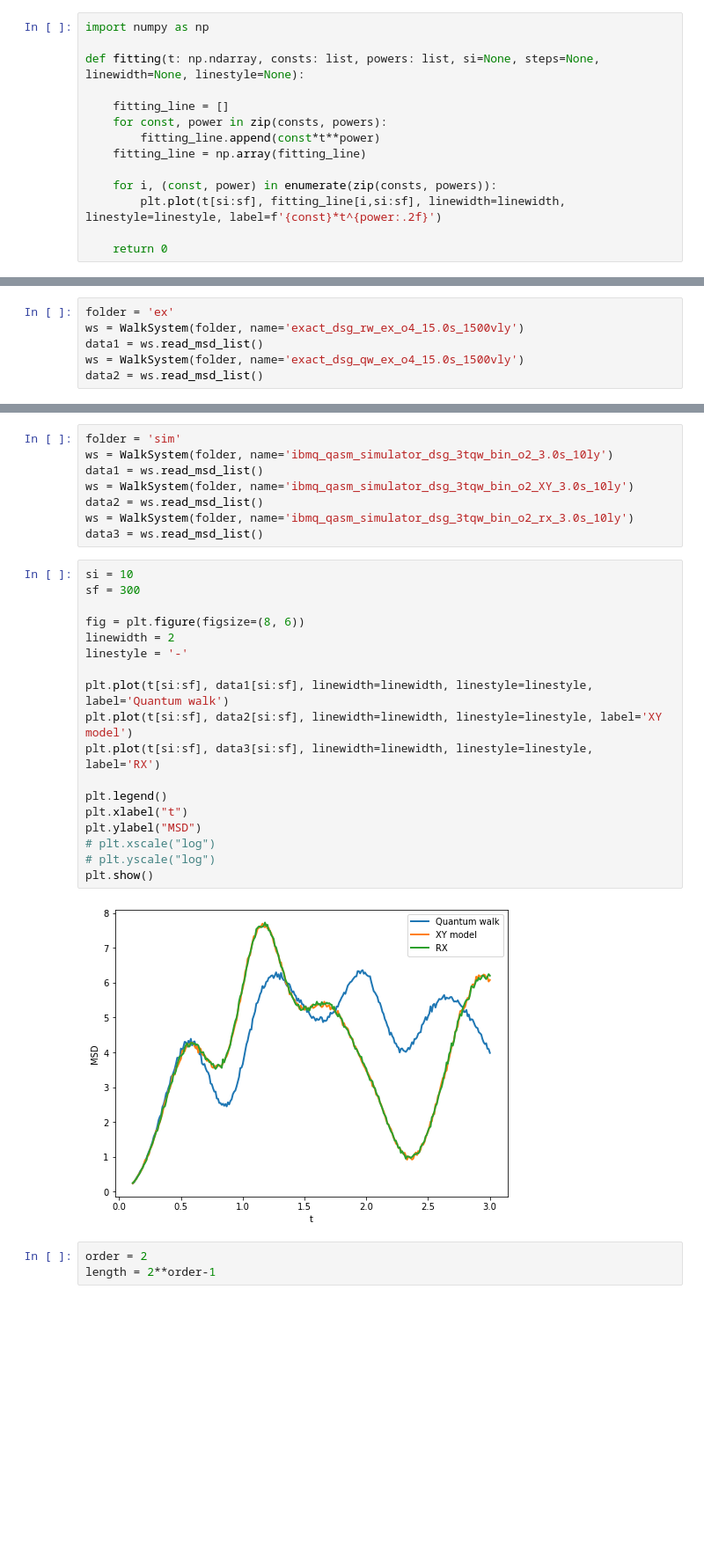
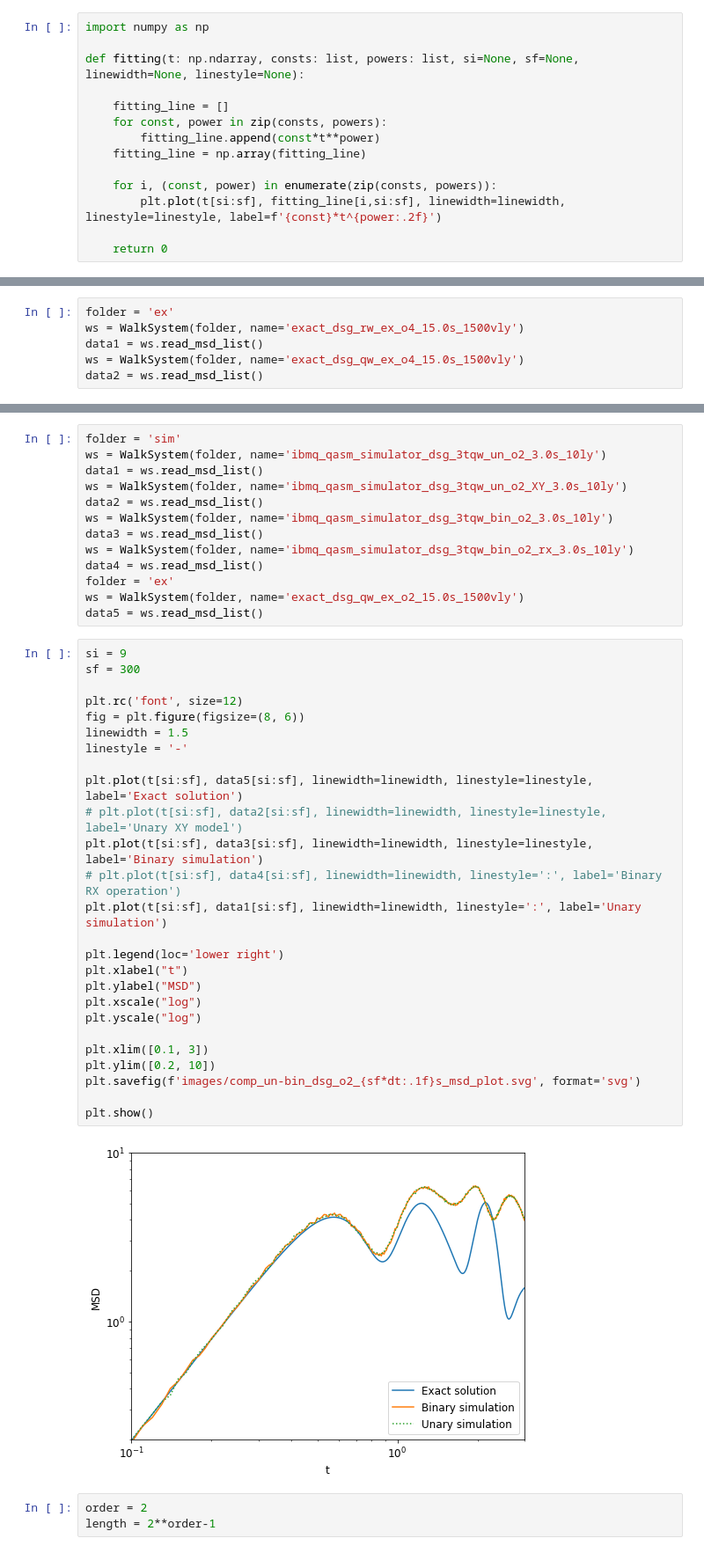
Before and after one commit to BStar14/quantum-walk-simulation, a Jupyter notebook: Analysis.ipynb, the cells around one changed output, grey strips where cells are left out. Shown at 88% size. Saved outputs shown, nothing was run; the diff lists cells and outputs as text; blank space fills up the shorter version.

```diff
--- a/Analysis.ipynb
+++ b/Analysis.ipynb
@@ -203,7 +203,7 @@ class WalkSystem:
 # %%
 import numpy as np
 
-def fitting(t: np.ndarray, consts: list, powers: list, si=None, steps=None, linewidth=None, linestyle=None):
+def fitting(t: np.ndarray, consts: list, powers: list, si=None, sf=None, linewidth=None, linestyle=None):
 
     fitting_line = []
     for const, power in zip(consts, powers):
@@ -350,32 +354,45 @@ plt.show()
 [figure]
 # %%
 folder = 'sim'
+ws = WalkSystem(folder, name='ibmq_qasm_simulator_dsg_3tqw_un_o2_3.0s_10ly')
+data1 = ws.read_msd_list()
+ws = WalkSystem(folder, name='ibmq_qasm_simulator_dsg_3tqw_un_o2_XY_3.0s_10ly')
+data2 = ws.read_msd_list()
 ws = WalkSystem(folder, name='ibmq_qasm_simulator_dsg_3tqw_bin_o2_3.0s_10ly')
-data1 = ws.read_msd_list()
-ws = WalkSystem(folder, name='ibmq_qasm_simulator_dsg_3tqw_bin_o2_XY_3.0s_10ly')
-data2 = ws.read_msd_list()
+data3 = ws.read_msd_list()
 ws = WalkSystem(folder, name='ibmq_qasm_simulator_dsg_3tqw_bin_o2_rx_3.0s_10ly')
-data3 = ws.read_msd_list()
+data4 = ws.read_msd_list()
+folder = 'ex'
+ws = WalkSystem(folder, name='exact_dsg_qw_ex_o2_15.0s_1500vly')
+data5 = ws.read_msd_list()
 # %%
-si = 10
+si = 9
 sf = 300
 
+plt.rc('font', size=12)
 fig = plt.figure(figsize=(8, 6))
-linewidth = 2
+linewidth = 1.5
 linestyle = '-'
 
-plt.plot(t[si:sf], data1[si:sf], linewidth=linewidth, linestyle=linestyle, label='Quantum walk')
-plt.plot(t[si:sf], data2[si:sf], linewidth=linewidth, linestyle=linestyle, label='XY model')
-plt.plot(t[si:sf], data3[si:sf], linewidth=linewidth, linestyle=linestyle, label='RX')
+plt.plot(t[si:sf], data5[si:sf], linewidth=linewidth, linestyle=linestyle, label='Exact solution')
+# plt.plot(t[si:sf], data2[si:sf], linewidth=linewidth, linestyle=linestyle, label='Unary XY model')
+plt.plot(t[si:sf], data3[si:sf], linewidth=linewidth, linestyle=linestyle, label='Binary simulation')
+# plt.plot(t[si:sf], data4[si:sf], linewidth=linewidth, linestyle=':', label='Binary RX operation')
+plt.plot(t[si:sf], data1[si:sf], linewidth=linewidth, linestyle=':', label='Unary simulation')
 
-plt.legend()
+plt.legend(loc='lower right')
 plt.xlabel("t")
 plt.ylabel("MSD")
-# plt.xscale("log")
-# plt.yscale("log")
+plt.xscale("log")
+plt.yscale("log")
+
+plt.xlim([0.1, 3])
+plt.ylim([0.2, 10])
+plt.savefig(f'images/comp_un-bin_dsg_o2_{sf*dt:.1f}s_msd_plot.svg', format='svg')
+
 plt.show()
 # %% [output]
-[figure, old version]
+[figure, new version]
 # %%
 order = 2
 length = 2**order-1
```
Also changed, not shown: parts of 7 cells of this notebook, 30 other files.
